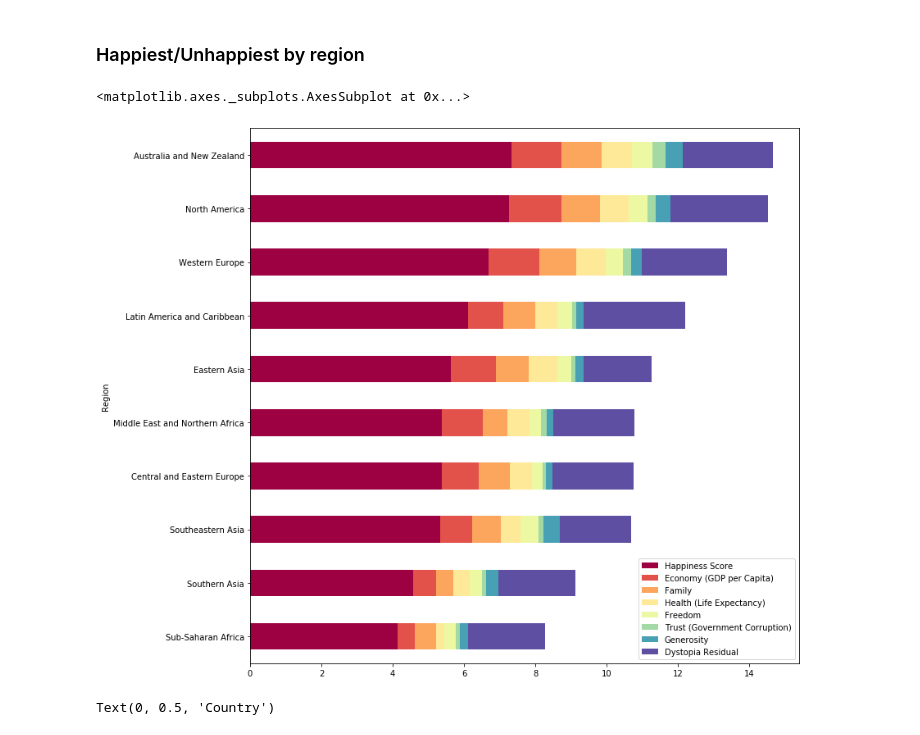
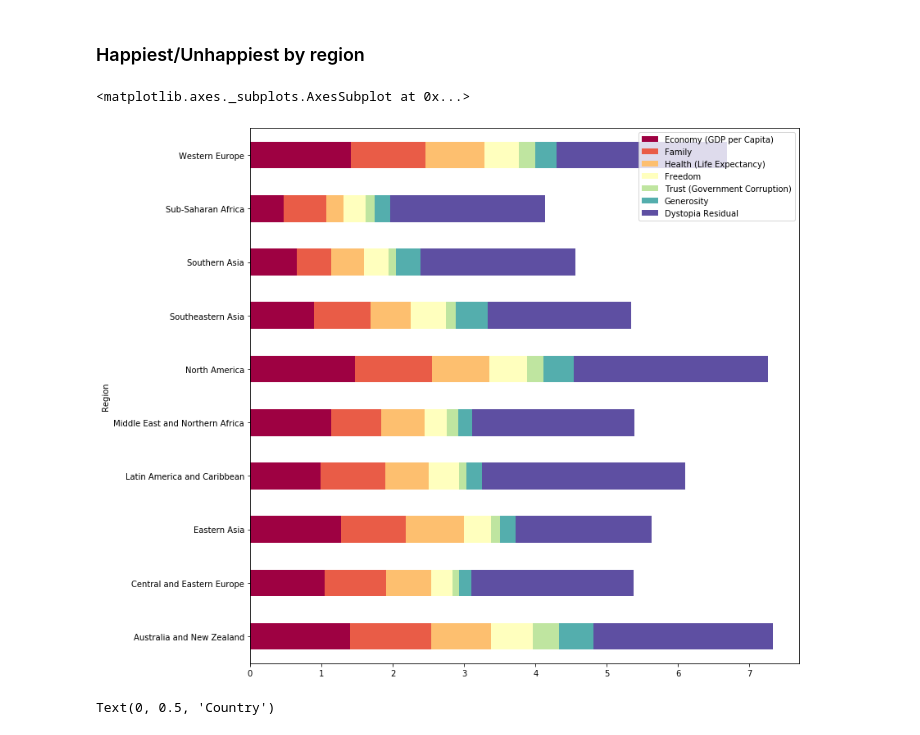
Before and after one commit to vbarisic/world_happiness, a Jupyter notebook: WHR2016_notebook.ipynb, the cells around one changed output. Cells and saved outputs as stored; diff of their text form; code cells hidden in the pictures.

```diff
--- a/WHR2016_notebook.ipynb
+++ b/WHR2016_notebook.ipynb
@@ -62,12 +62,12 @@ Text(0.5, 0, 'Happiness Score')
 # %% [markdown]
 ### Happiest/Unhappiest by region
 # %%
-df.groupby('Region')['Happiness Score', 'Economy (GDP per Capita)', 'Family', 'Health (Life Expectancy)',
-        'Freedom', 'Trust (Government Corruption)' ,'Generosity', 'Dystopia Residual'].mean().sort_values(by='Happiness Score').plot(kind='barh',
+df.groupby('Region')['Economy (GDP per Capita)', 'Family', 'Health (Life Expectancy)',
+        'Freedom', 'Trust (Government Corruption)' ,'Generosity', 'Dystopia Residual'].mean().plot(kind='barh',
             stacked =True, figsize=(12,12), colormap='Spectral')
 # %% [output]
 <matplotlib.axes._subplots.AxesSubplot at 0x...>
-[figure, old version]
+[figure, new version]
 # %%
 WE = df.loc[df.Region=='Western Europe']
 # %%
```
Also changed, not shown: parts of 2 cells of this notebook, 4 other files.
